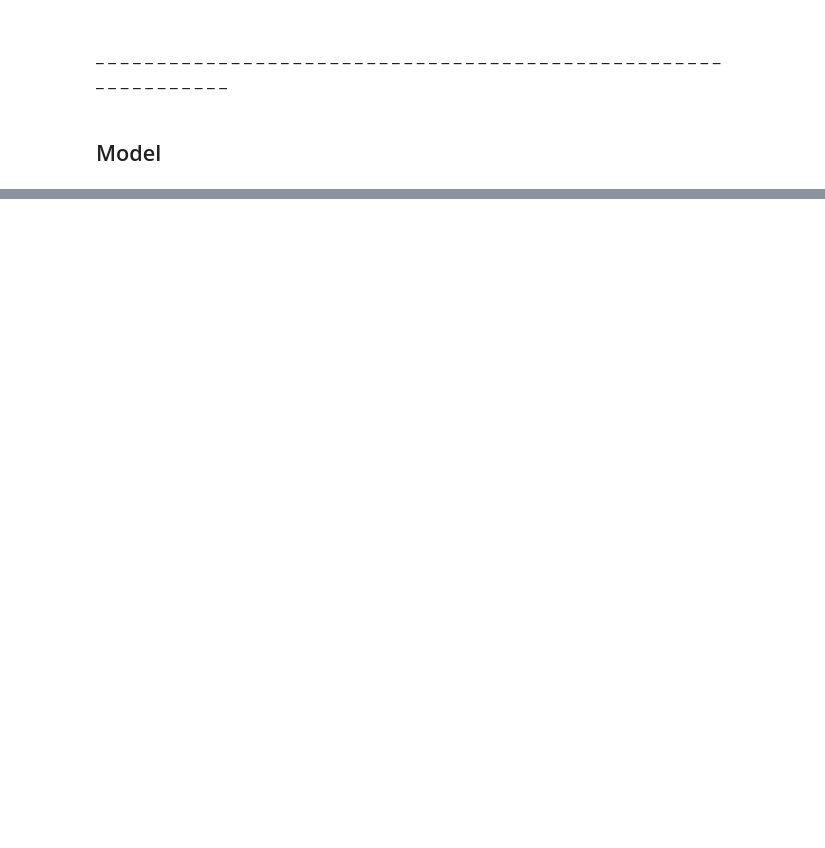
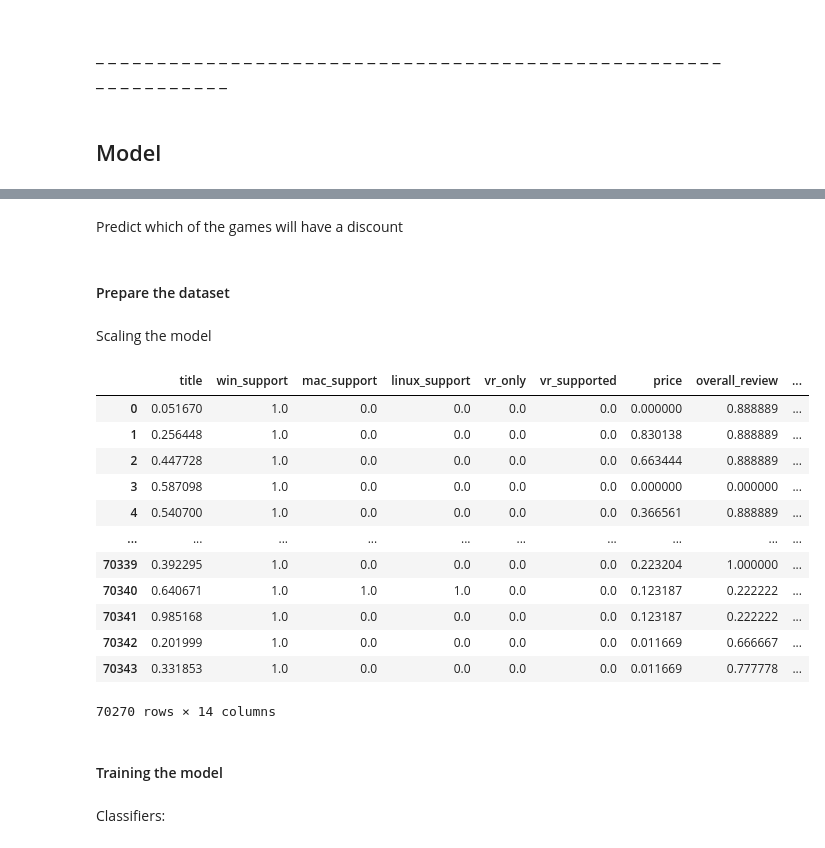
Before and after one commit to YuvalAvishid/Game_Discount_Predictor, a Jupyter notebook: Game_On_Sale.ipynb, the cells around one changed output, grey strips where cells are left out. Cells and saved outputs as stored; diff of their text form; code cells hidden in the pictures; blank space fills up the shorter version.

Commit message:
predict games and discount percentage
create a logistical module that uses KNN and a linear model that predicts the precentage of the discount

```diff
--- a/Game_On_Sale.ipynb
+++ b/Game_On_Sale.ipynb
@@ -1083,5 +1033,0 @@ scaler = MinMaxScaler()
-# %%
-X_train_scaled = scaler.fit_transform(X_train)
-print("Mean: ", X_test_scaled.mean(axis=0))
-print("Standard Deviation: ", X_test_scaled.std(axis=0))
-X_test_scaled = scaler.transform(X_test)
@@ -1125,0 +1041,3 @@ memory usage: 10.1 MB
+# %%
+def scale_dataset(scaler, df):
+    return pd.DataFrame(scaler.fit_transform(df.values), columns=df.columns, index=df.index)
@@ -1125,0 +1050,4 @@ memory usage: 10.1 MB
+# %%
+def run_min_max_scaler(df):
+    scaler = MinMaxScaler()
+    return scale_dataset(scaler, df)
@@ -1125,0 +1091,6 @@ memory usage: 10.1 MB
+# %% [markdown]
+Predict which of the games will have a discount
+# %% [markdown]
+#### Prepare the dataset
+# %%
+has_discount_dataset = drop_unused_parameters(num_dataset, ['discount', 'price_discount'])
@@ -1125,0 +1099,21 @@ memory usage: 10.1 MB
+# %% [markdown]
+Scaling the model
+# %%
+scaled_df = run_min_max_scaler(has_discount_dataset)
+scaled_df
+# %% [output]
+|  | title | win_support | mac_support | linux_support | vr_only | vr_supported | price | overall_review | ... |
+| 0 | 0.051670 | 1.0 | 0.0 | 0.0 | 0.0 | 0.0 | 0.000000 | 0.888889 | ... |
+| 1 | 0.256448 | 1.0 | 0.0 | 0.0 | 0.0 | 0.0 | 0.830138 | 0.888889 | ... |
+| 2 | 0.447728 | 1.0 | 0.0 | 0.0 | 0.0 | 0.0 | 0.663444 | 0.888889 | ... |
+| 3 | 0.587098 | 1.0 | 0.0 | 0.0 | 0.0 | 0.0 | 0.000000 | 0.000000 | ... |
+| 4 | 0.540700 | 1.0 | 0.0 | 0.0 | 0.0 | 0.0 | 0.366561 | 0.888889 | ... |
+| ... | ... | ... | ... | ... | ... | ... | ... | ... | ... |
+| 70339 | 0.392295 | 1.0 | 0.0 | 0.0 | 0.0 | 0.0 | 0.223204 | 1.000000 | ... |
+| 70340 | 0.640671 | 1.0 | 1.0 | 1.0 | 0.0 | 0.0 | 0.123187 | 0.222222 | ... |
+| 70341 | 0.985168 | 1.0 | 0.0 | 0.0 | 0.0 | 0.0 | 0.123187 | 0.222222 | ... |
+| 70342 | 0.201999 | 1.0 | 0.0 | 0.0 | 0.0 | 0.0 | 0.011669 | 0.666667 | ... |
+| 70343 | 0.331853 | 1.0 | 0.0 | 0.0 | 0.0 | 0.0 | 0.011669 | 0.777778 | ... |
+70270 rows × 14 columns
+# %% [markdown]
+#### Training the model
@@ -1125,0 +1124,2 @@ memory usage: 10.1 MB
+# %% [markdown]
+Classifiers:
```
Also changed, not shown: parts of 99 cells of this notebook.
